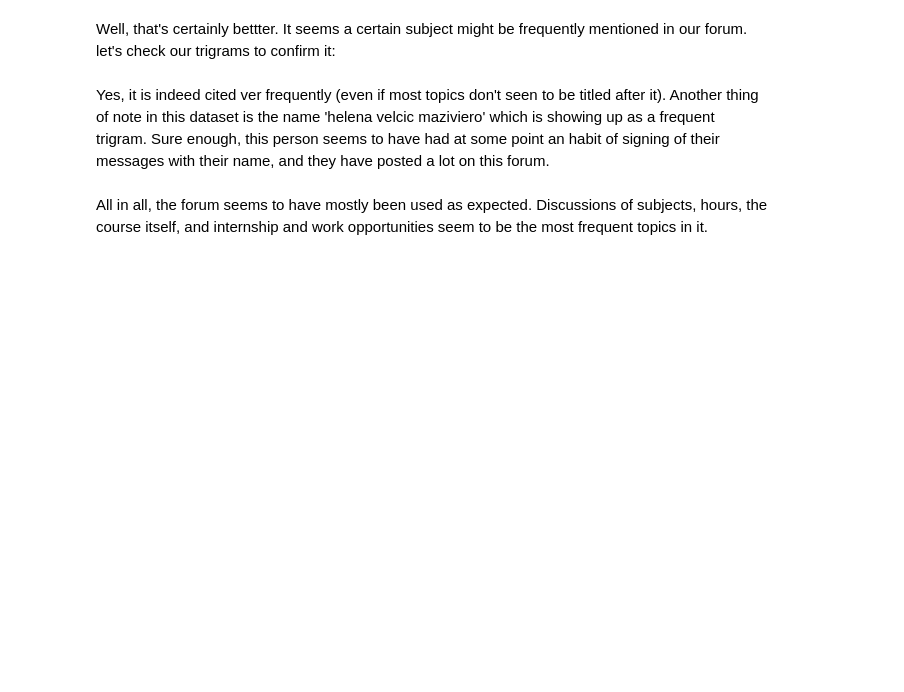
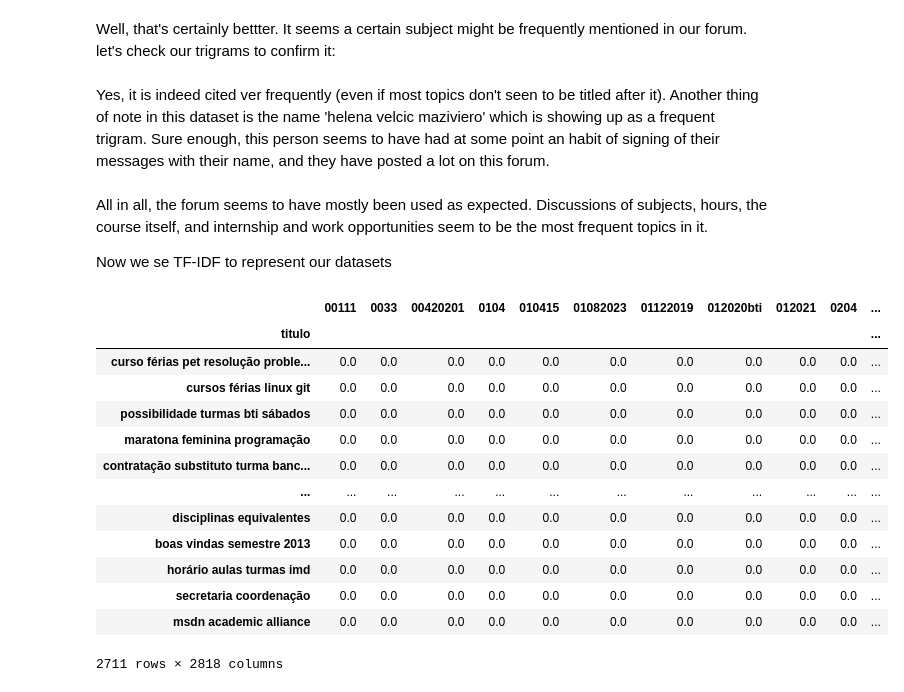
Before and after one commit to isaacmsl/pln-forum-sigaa, a Jupyter notebook: pipeline.ipynb, the cells around one changed output. Cells and saved outputs as stored; diff of their text form; code cells hidden in the pictures; blank space fills up the shorter version.

Commit message:
feat: added tf-idf feature extraction

```diff
--- a/pipeline.ipynb
+++ b/pipeline.ipynb
@@ -3,7 +3,7 @@ Let's have a look at our dataset:
 # %%
 import pandas as pd
 
-df = pd.read_json('data/forum.json')
+df = pd.read_json('dataset/forum.json')
 
 df.sample(10, random_state=314)
 # %% [output]
@@ -545,3 +537,39 @@ plot_n_grams(content_clean_reduce, title='messages', n=3)
 Yes, it is indeed cited ver frequently (even if most topics don't seen to be titled after it). Another thing of note in this dataset is the name 'helena velcic maziviero' which is showing up as a frequent trigram. Sure enough, this person seems to have had at some point an habit of signing of their messages with their name, and they have posted a lot on this forum.
 # %% [markdown]
 All in all, the forum seems to have mostly been used as expected. Discussions of subjects, hours, the course itself, and internship and work opportunities seem to be the most frequent topics in it.
+
+Now we se TF-IDF to represent our datasets
+# %%
+from sklearn.feature_extraction.text import TfidfVectorizer
+
+vectorizer_titles = TfidfVectorizer()
+vectorizer_titles.fit(titles_clean_reduce)
+titles_matrix = vectorizer_titles.transform(titles_clean_reduce).toarray()
+titles_tfidf = pd.DataFrame(titles_matrix, columns=vectorizer_titles.get_feature_names_out(), index=titles_clean_reduce)
+
+vectorizer_content = TfidfVectorizer()
+vectorizer_content.fit(content_clean_reduce)
+content_matrix = vectorizer_content.transform(content_clean_reduce).toarray()
+content_tfidf = pd.DataFrame(content_matrix, columns=vectorizer_content.get_feature_names_out(), index=content_clean_reduce)
+
+vectorizer_text = TfidfVectorizer()
+vectorizer_text.fit(text_clean_reduce)
+text_matrix = vectorizer_text.transform(text_clean_reduce).toarray()
+text_tfidf = pd.DataFrame(text_matrix, columns=vectorizer_text.get_feature_names_out(), index=text_clean_reduce)
+
+titles_tfidf
+# %% [output]
+|  | 00111 | 0033 | 00420201 | 0104 | 010415 | 01082023 | 01122019 | 012020bti | 012021 | 0204 | ... |
+| titulo |  |  |  |  |  |  |  |  |  |  | ... |
+| curso férias pet resolução proble... | 0.0 | 0.0 | 0.0 | 0.0 | 0.0 | 0.0 | 0.0 | 0.0 | 0.0 | 0.0 | ... |
+| cursos férias linux git | 0.0 | 0.0 | 0.0 | 0.0 | 0.0 | 0.0 | 0.0 | 0.0 | 0.0 | 0.0 | ... |
+| possibilidade turmas bti sábados | 0.0 | 0.0 | 0.0 | 0.0 | 0.0 | 0.0 | 0.0 | 0.0 | 0.0 | 0.0 | ... |
+| maratona feminina programação | 0.0 | 0.0 | 0.0 | 0.0 | 0.0 | 0.0 | 0.0 | 0.0 | 0.0 | 0.0 | ... |
+| contratação substituto turma banc... | 0.0 | 0.0 | 0.0 | 0.0 | 0.0 | 0.0 | 0.0 | 0.0 | 0.0 | 0.0 | ... |
+| ... | ... | ... | ... | ... | ... | ... | ... | ... | ... | ... | ... |
+| disciplinas equivalentes | 0.0 | 0.0 | 0.0 | 0.0 | 0.0 | 0.0 | 0.0 | 0.0 | 0.0 | 0.0 | ... |
+| boas vindas semestre 2013 | 0.0 | 0.0 | 0.0 | 0.0 | 0.0 | 0.0 | 0.0 | 0.0 | 0.0 | 0.0 | ... |
+| horário aulas turmas imd | 0.0 | 0.0 | 0.0 | 0.0 | 0.0 | 0.0 | 0.0 | 0.0 | 0.0 | 0.0 | ... |
+| secretaria coordenação | 0.0 | 0.0 | 0.0 | 0.0 | 0.0 | 0.0 | 0.0 | 0.0 | 0.0 | 0.0 | ... |
+| msdn academic alliance | 0.0 | 0.0 | 0.0 | 0.0 | 0.0 | 0.0 | 0.0 | 0.0 | 0.0 | 0.0 | ... |
+2711 rows × 2818 columns
```
Also changed, not shown: parts of 7 cells of this notebook.
